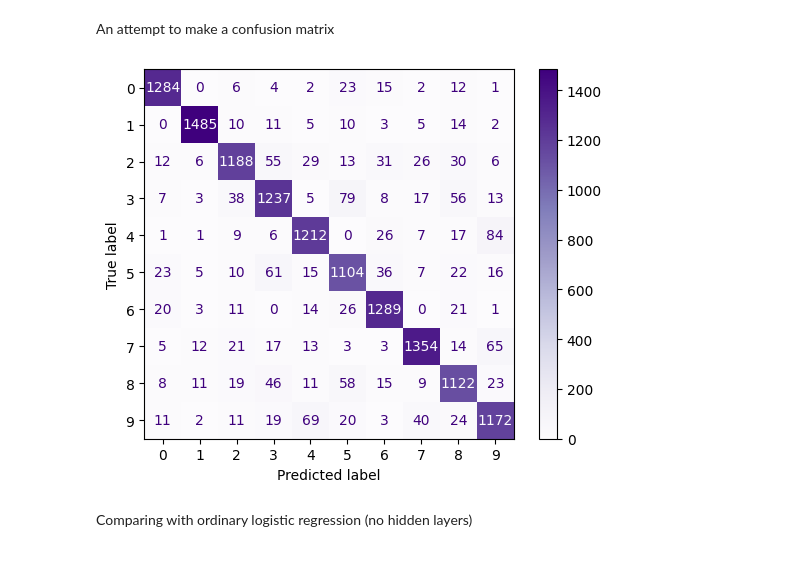
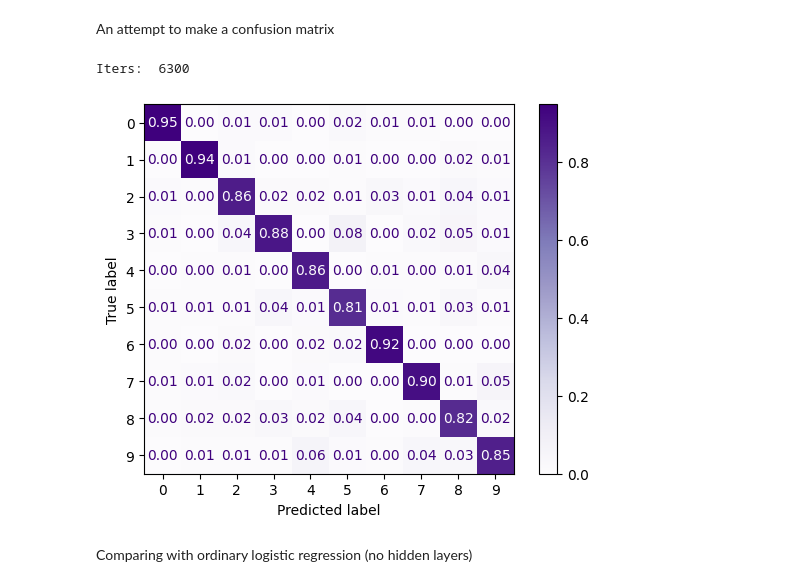
Before and after one commit to JVestly/Project-2, a Jupyter notebook: Code/tests_f.ipynb, the cells around one changed output. Drawn from its saved outputs; the diff is of its cells as text; code cells hidden in the pictures.

```diff
--- a/Code/tests_f.ipynb
+++ b/Code/tests_f.ipynb
@@ -97,7 +196,7 @@ y = mnist.target.astype(int)
 X_train, X_test, y_train, y_test = train_test_split(X, y, test_size=0.1, random_state=50)
 Y_train, Y_test = onehot(y_train), onehot(y_test)
 
-layers_list = [1, 2, 3, 4]
+layers_list = [0,1, 2, 3]
 nodes_list = [5, 10, 25, 50]
 acc = np.zeros((len(layers_list), len(nodes_list)))
 
@@ -111,7 +210,7 @@ for i, L in enumerate(layers_list):
             ders = [sigmoid_der]*L + [softmax_der]
 
         Classifier = NeuralNetwork(X_train.shape[1], layers, acts, ders, cross_entropy, cross_entropy_der)
-        Classifier.train_SGD(X_train, Y_train, epochs=15, learning_rate=0.1, batch_size=4048, functional=NN_ADAM)
+        Classifier.train_SGD_v2(X_train, Y_train, epochs=15, learning_rate=0.01, batch_size=4048, functional=False)
         predictions = Classifier.feed_forward(X_train)
         y_pred_label = np.argmax(predictions, axis=1)
         accuracy = round(np.mean(y_train == y_pred_label),4)
@@ -129,7 +228,4 @@ sns.heatmap(acc, annot=True, fmt=".2f", cmap="viridis", ax=ax)
 ax.set_xlabel("Nodes per Hidden Layer", fontsize=15)
 ax.set_ylabel("Number of Hidden Layers", fontsize=15)
 ax.set_title("Train Accuracy Heatmap", fontsize=17)
-
-save_path = os.path.join(save_dir, "HM_acc_f_ADAM_train.png")
-fig.savefig(save_path, dpi=300, bbox_inches='tight')
 # %% [output]
@@ -155,25 +245,26 @@ An attempt to make a confusion matrix
 # %%
 from sklearn.metrics import confusion_matrix, ConfusionMatrixDisplay
 
-Classifier = NeuralNetwork(X_train.shape[1], layers, acts, ders, cross_entropy, cross_entropy_der)
-Classifier.train_SGD(X_train, Y_train, n_epochs=10, eta=0.2, minibatch_size=100)
+Classifier = NeuralNetwork(X_train.shape[1], [50,10], [sigmoid ,softmax], [sigmoid_der, softmax_der], cross_entropy, cross_entropy_der)
+Classifier.train_SGD(X_train, Y_train, epochs=10, learning_rate=0.1, batch_size=100)
 predictions = Classifier.feed_forward(X_test)
 
 
 y_true = np.asarray(y_test)
 if y_true.ndim == 2:
     y_true = y_true.argmax(axis=1)
 
 
 y_pred = np.asarray(predictions)
 if y_pred.ndim == 2:
     y_pred = y_pred.argmax(axis=1)
 
-cm = confusion_matrix(y_test, y_pred)
-ConfusionMatrixDisplay(cm).plot(cmap='Purples')
+cm = confusion_matrix(y_test, y_pred, normalize="pred")
+ConfusionMatrixDisplay(cm).plot(cmap='Purples', values_format=".2f")
 plt.show()
 # %% [output]
+Iters:  6300
-[figure, old version]
+[figure, new version]
 # %% [markdown]
 Comparing with ordinary logistic regression (no hidden layers)
 # %%
```
Also changed, not shown: parts of 6 cells of this notebook, 4 other files.
